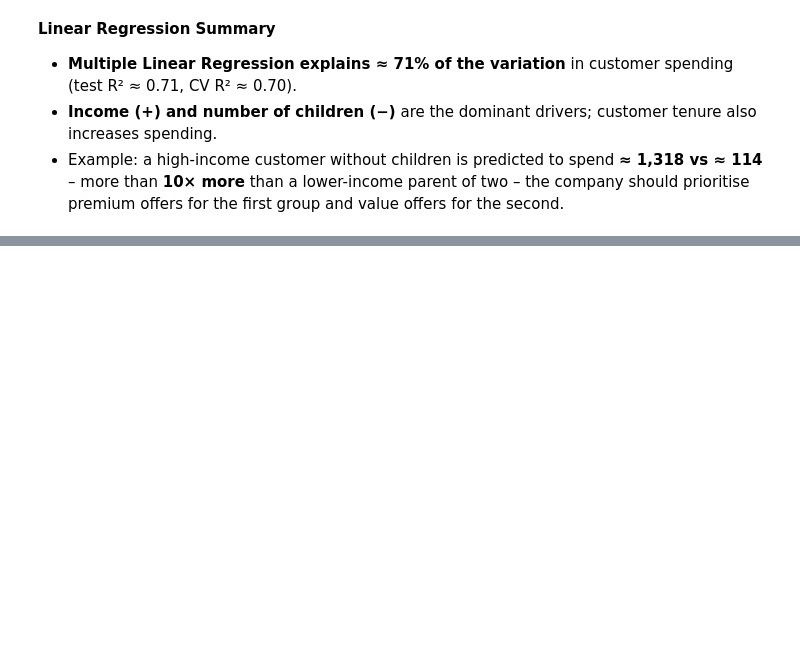
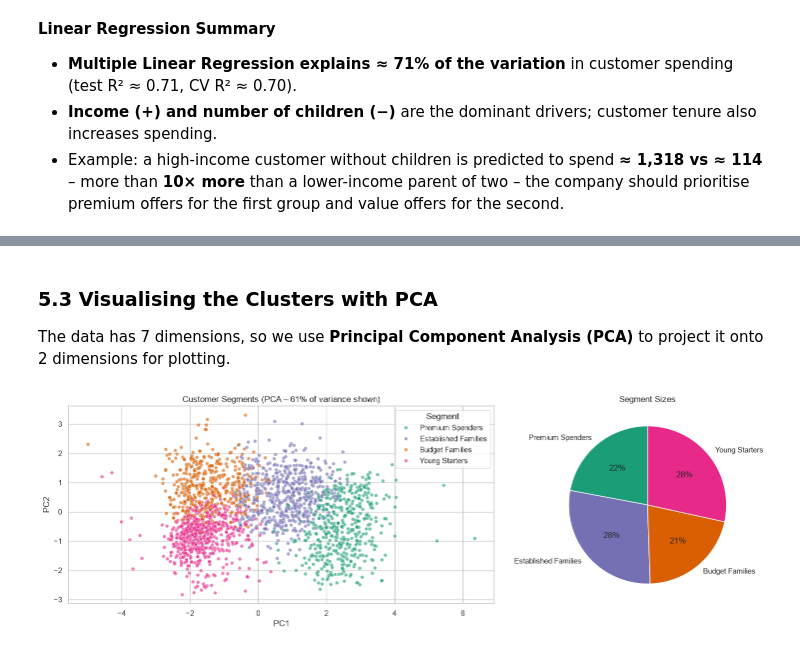
Before and after one commit to manasvigohil28/Customer-Segmentation-Campaign-Optimization, a Jupyter notebook: notebooks/analysis.ipynb, the cells around one changed output, grey strips where cells are left out. Cells and saved outputs as stored; diff of their text form; code cells hidden in the pictures; blank space fills up the shorter version.

```diff
--- a/notebooks/analysis.ipynb
+++ b/notebooks/analysis.ipynb
@@ -723,0 +780,11 @@ Saved -> models/linreg.pkl
+# %%
+kmeans = KMeans(n_clusters=4, n_init=10, random_state=42).fit(X_km_s)
+df["Cluster"] = kmeans.labels_
+
+profile = df.groupby("Cluster")[utils.CLUSTER_FEATURES].mean()
+cluster_names = utils.name_clusters(profile)
+df["Segment"] = df["Cluster"].map(cluster_names)
+seg_order = ["Premium Spenders", "Established Families", "Budget Families", "Young Starters"]
+seg_colors = dict(zip(seg_order, ["#1b9e77", "#7570b3", "#d95f02", "#e7298a"]))
+print("Cluster names:", cluster_names)
+df["Segment"].value_counts().reindex(seg_order).to_frame("Customers")
@@ -723,0 +799,17 @@ Saved -> models/linreg.pkl
+# %% [markdown]
+### 5.3 Visualising the Clusters with PCA
+The data has 7 dimensions, so we use **Principal Component Analysis (PCA)** to project it onto 2 dimensions for plotting.
+# %%
+pca = PCA(n_components=2, random_state=42).fit(X_km_s)
+pcs = pca.transform(X_km_s)
+df["PC1"], df["PC2"] = pcs[:, 0], pcs[:, 1]
+
+fig, ax = plt.subplots(1, 2, figsize=(15, 5), gridspec_kw={"width_ratios": [2, 1]})
+sns.scatterplot(x="PC1", y="PC2", hue="Segment", data=df, palette=seg_colors, hue_order=seg_order, alpha=0.6, s=25, ax=ax[0])
+ax[0].set_title(f"Customer Segments (PCA – {pca.explained_variance_ratio_.sum():.0%} of variance shown)")
+sizes = df["Segment"].value_counts().reindex(seg_order)
+ax[1].pie(sizes, labels=sizes.index, autopct="%1.0f%%", colors=[seg_colors[s] for s in seg_order], startangle=90)
+ax[1].set_title("Segment Sizes")
+save("19_clusters_pca"); plt.show()
+# %% [output]
+[figure, added]
```
Also changed, not shown: parts of 20 cells of this notebook, 10 other files.
